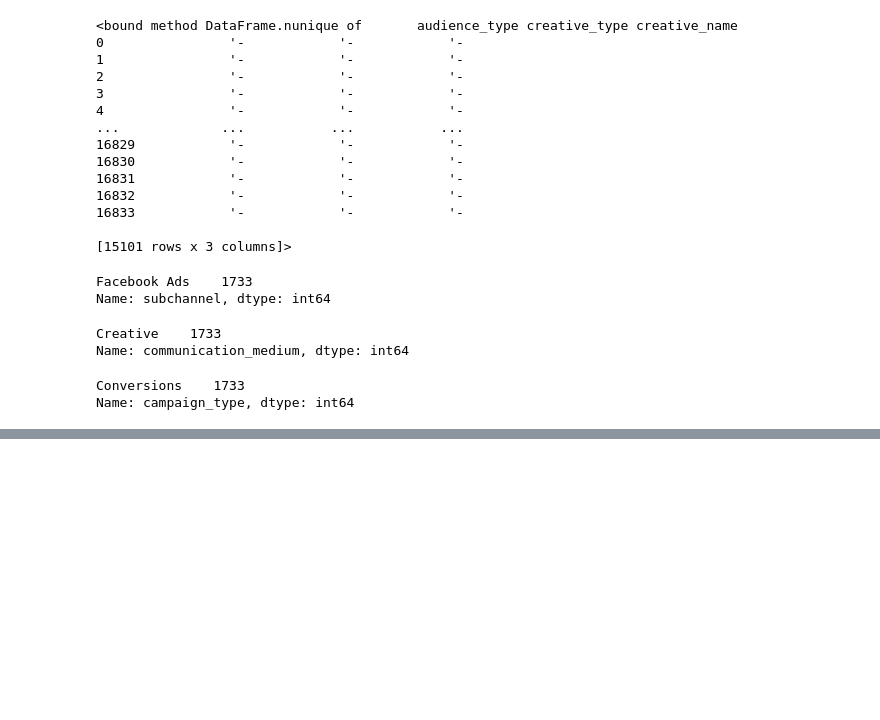
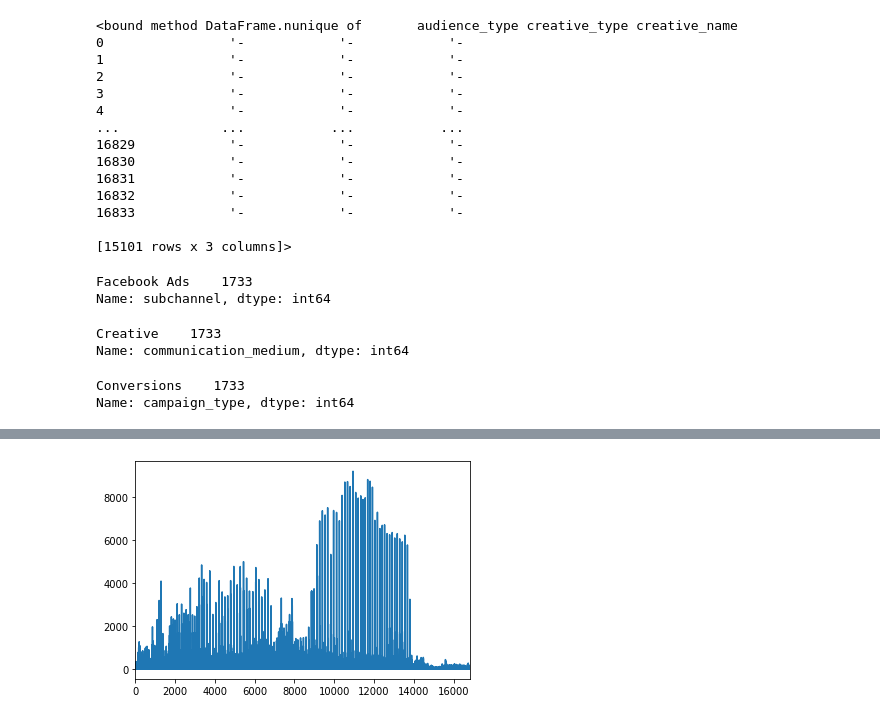
Before and after one commit to rohit-kulkarni247/merkle-sokrati-task, a Jupyter notebook: analysis1.ipynb, the cells around one changed output, grey strips where cells are left out. Saved outputs shown, nothing was run; the diff lists cells and outputs as text; code cells hidden in the pictures; blank space fills up the shorter version.

```diff
--- a/analysis1.ipynb
+++ b/analysis1.ipynb
@@ -207,0 +217,4 @@ Name: campaign_type, dtype: int64
+# %%
+df['spends'].plot();
+# %% [output]
+[figure, added]
```
Also changed, not shown: parts of 28 cells of this notebook.
